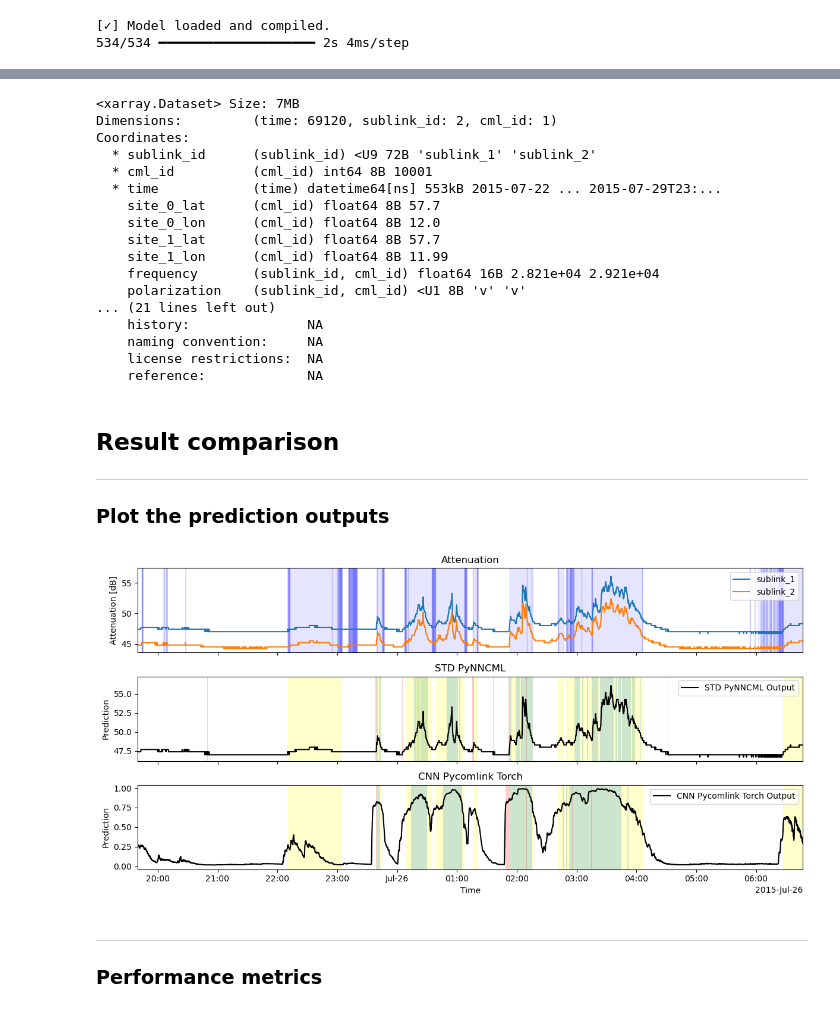
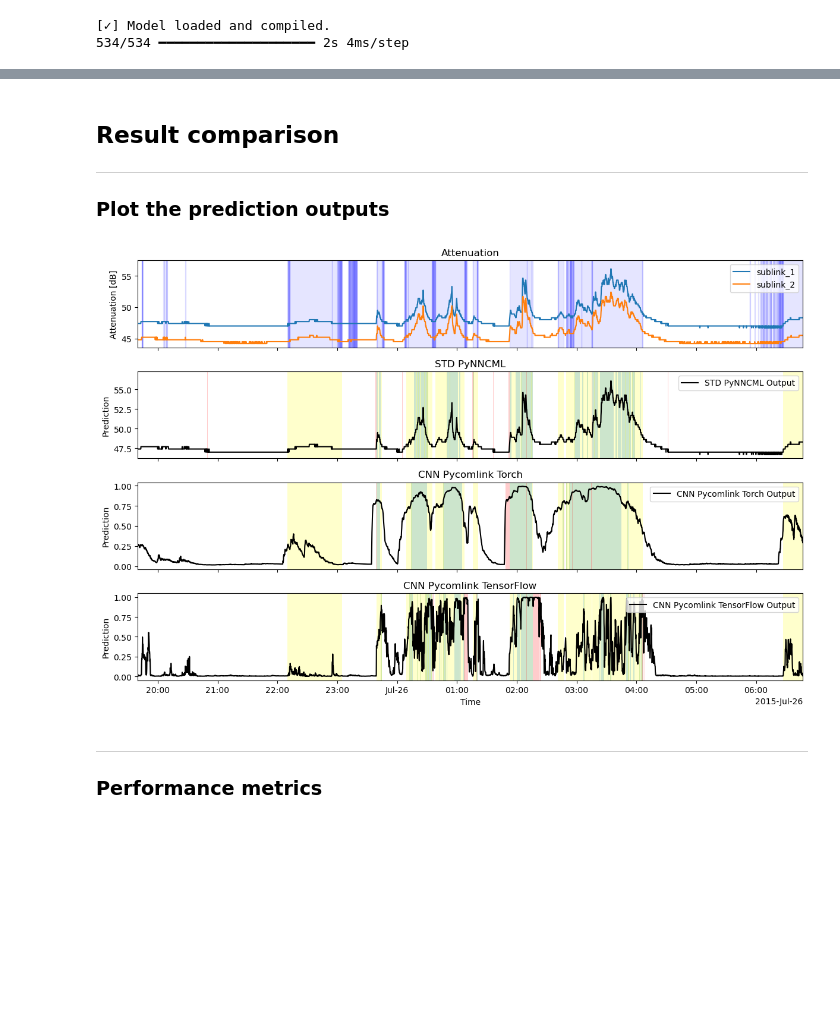
Before and after one commit to xkalet07/bench-deep-cml, a Jupyter notebook: Model_Intercomparison_Example.ipynb, the cells around one changed output, grey strips where cells are left out. Drawn from its saved outputs; the diff is of its cells as text; code cells hidden in the pictures; blank space fills up the shorter version.

```diff
--- a/Model_Intercomparison_Example.ipynb
+++ b/Model_Intercomparison_Example.ipynb
@@ -128,24 +121,4 @@ ds_cmls['cnn_tensf_pred'] = cnn_tensf_wet_dry
 ds_cmls['cnn_tensf_wd'] = cnn_tensf_wet_dry > cnn_wd_threshold
-# %%
-ds_cmls
-# %% [output]
-<xarray.Dataset> Size: 7MB
-Dimensions:         (time: 69120, sublink_id: 2, cml_id: 1)
-Coordinates:
-  * sublink_id      (sublink_id) <U9 72B 'sublink_1' 'sublink_2'
-  * cml_id          (cml_id) int64 8B 10001
-  * time            (time) datetime64[ns] 553kB 2015-07-22 ... 2015-07-29T23:...
-    site_0_lat      (cml_id) float64 8B 57.7
-    site_0_lon      (cml_id) float64 8B 12.0
-    site_1_lat      (cml_id) float64 8B 57.7
-    site_1_lon      (cml_id) float64 8B 11.99
-    frequency       (sublink_id, cml_id) float64 16B 2.821e+04 2.921e+04
-    polarization    (sublink_id, cml_id) <U1 8B 'v' 'v'
-... (21 lines left out)
-    history:               NA
-    naming convention:     NA
-    license restrictions:  NA
-    reference:             NA
 # %% [markdown]
 ## Result comparison
 ___
@@ -156,20 +131,23 @@ ___
 # %%
 # Select CML index to plot
 cml_id = 0
+
+
 cml = ds_cmls.isel(cml_id=cml_id)
 ref_wd = cml.ref_wd.isel(sublink_id=0).values.astype(bool)
 
+# Dictionaries of method names, prediction outputs and wet/dry classifications
 outputs = {
     'STD PyNNCML': cml.tl.isel(sublink_id=0),   # there is no std array
     'CNN Pycomlink Torch': cml.cnn_torch_pred,
     'CNN Pycomlink TensorFlow': cml.cnn_tensf_pred,
-    # add new method here
+    # add your new method here... 'method_name': output_dataarray
 }
 wetdry = {
     'STD PyNNCML': cml.isel(sublink_id=0).std_wd.values.astype(bool),
-    'CNN Pycomlink Torch': cml.cnn_wd.values.astype(bool),
+    'CNN Pycomlink Torch': cml.cnn_torch_wd.values.astype(bool),
     'CNN Pycomlink TensorFlow': cml.cnn_tensf_wd.values.astype(bool),
-    # add new method here
+    # add your new method here... 'method_name': wet_dry_array.astype(bool)
 }
 
 fig, axs = plt.subplots(nrows=len(outputs)+1, figsize=(12,2*(len(outputs)+1)), sharex=True)
@@ -197,34 +175,34 @@ for wet_start_i, wet_end_i in zip(
 
 # Subplots: prediction outputs with shaded TP/FN/FP
 for idx, (name, wd) in enumerate(wetdry.items(), start=1):
     outputs[name].plot.line(x='time', ax=axs[idx], label=f'{name} Output', color='black')
     axs[idx].set_ylabel('Prediction')
     axs[idx].set_title(name)
     axs[idx].set_xlabel('')
     axs[idx].legend(loc='upper right')
 
     TP = wd & ref_wd
     FN = ~wd & ref_wd
     FP = wd & ~ref_wd
 
     for flag, color in zip([TP, FN, FP], ['green', 'yellow', 'red']):
         start = np.roll(flag, -1) & ~flag
         end = np.roll(flag, 1) & ~flag
         for start_i, end_i in zip(
             start.nonzero()[0],
             end.nonzero()[0],
         ):
             axs[idx].axvspan(cml.time.values[start_i], cml.time.values[end_i], color=color, alpha=0.2,linewidth=0)
 
 
 [ax.set_xlim(cml.time[33000], cml.time[37000]) for ax in axs]
 #[ax.set_xlim(cml.time[0], cml.time[-1]) for ax in axs]    # Fit x scale to full plot width
 
 plt.xlabel('Time')
 plt.tight_layout()
 plt.show()
 # %% [output]
-[figure, old version]
+[figure, new version]
 # %% [markdown]
 ___
 ### Performance metrics
```
Also changed, not shown: parts of 8 cells of this notebook.
